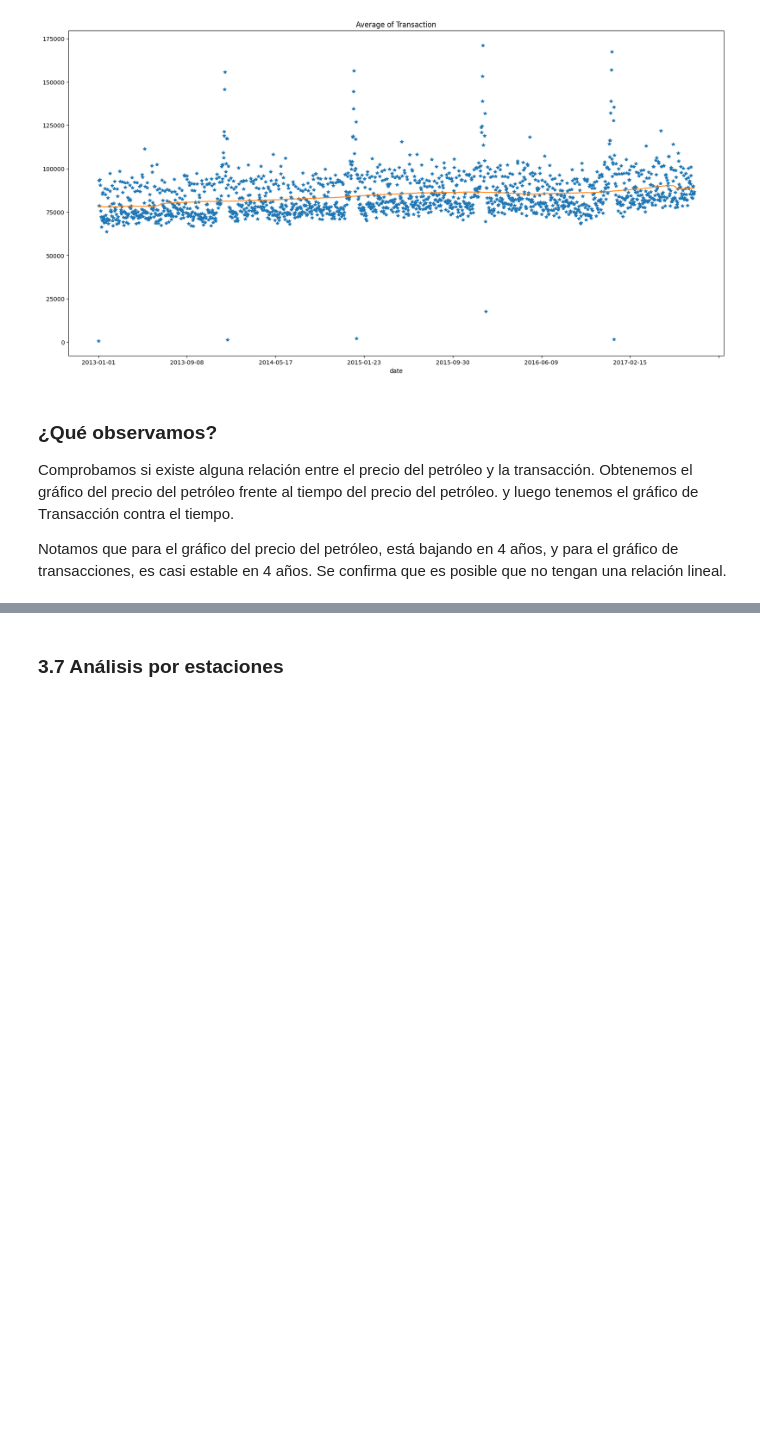
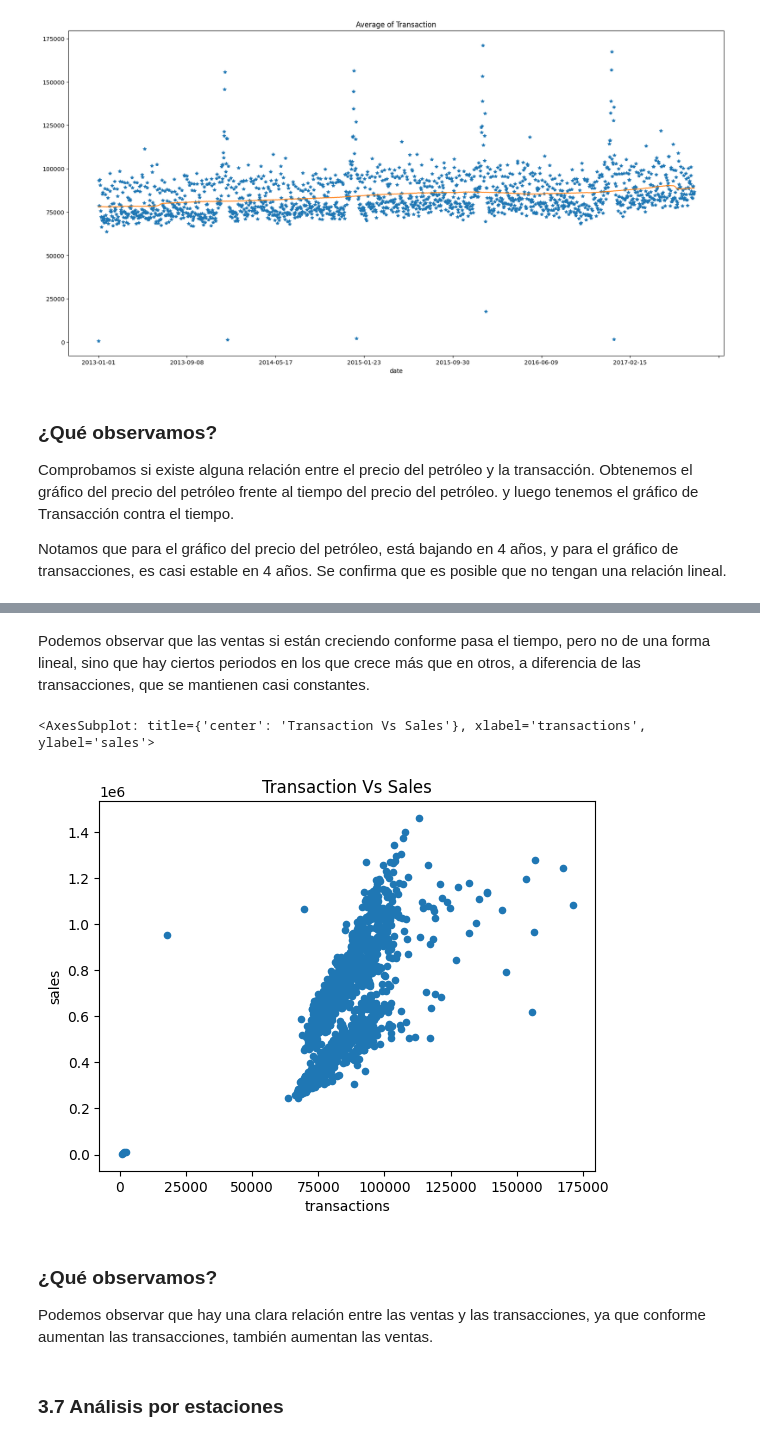
Before and after one commit to EmilianoV-TEC/Reto_TC3006C, a Jupyter notebook: avance-1-reto.ipynb, the cells around one changed output, grey strips where cells are left out. Saved outputs shown, nothing was run; the diff lists cells and outputs as text; code cells hidden in the pictures; blank space fills up the shorter version.

```diff
--- a/avance-1-reto.ipynb
+++ b/avance-1-reto.ipynb
@@ -299,3 +311,14 @@ The default value of numeric_only in DataFrameGroupBy.sum is deprecated. In a fu
+# %% [markdown]
+Podemos observar que las ventas si están creciendo conforme pasa el tiempo, pero no de una forma lineal, sino que hay ciertos periodos en los que crece más que en otros, a diferencia de las transacciones, que se mantienen casi constantes.
+# %%
+date_transaction_sales = pd.merge(sum_transaction, sum_sales, on='date')
+date_transaction_sales.plot.scatter(x='transactions', y='sales', title='Transaction Vs Sales')
+# %% [output]
+<AxesSubplot: title={'center': 'Transaction Vs Sales'}, xlabel='transactions', ylabel='sales'>
+[figure, added]
+# %% [markdown]
+### ¿Qué observamos?
+Podemos observar que hay una clara relación entre las ventas y las transacciones, ya que conforme aumentan las transacciones, también aumentan las ventas.
 # %% [markdown]
 ### 3.7 Análisis por estaciones
 # %%
```
Also changed, not shown: parts of 27 cells of this notebook.
